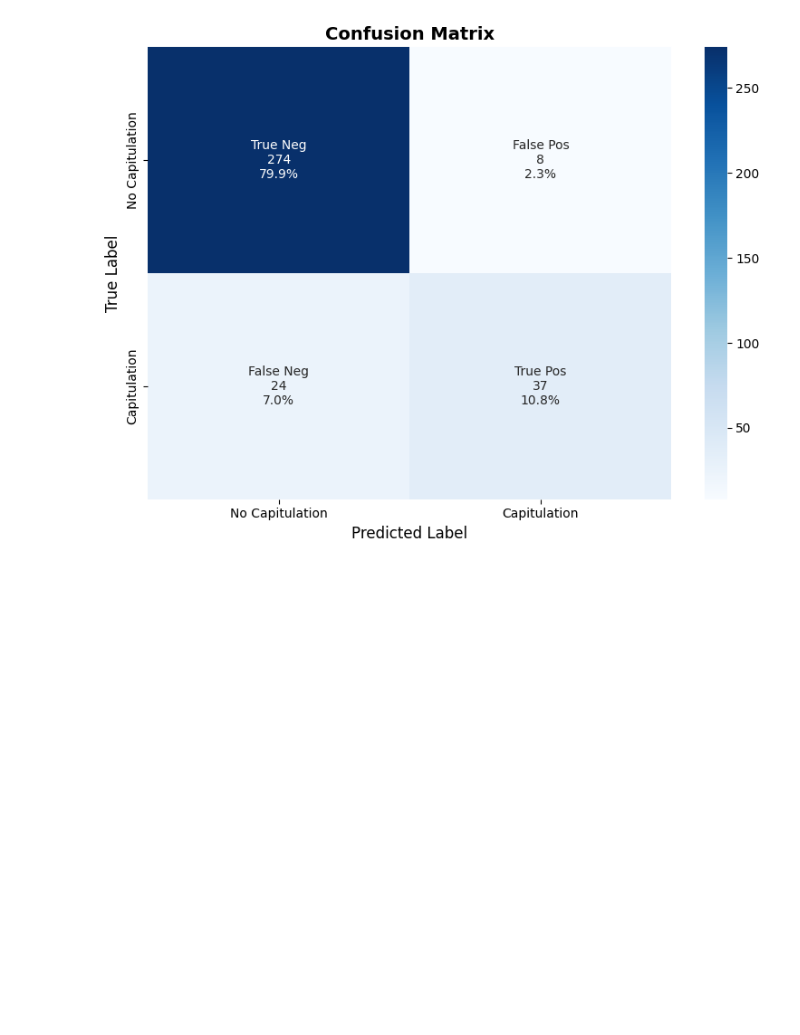
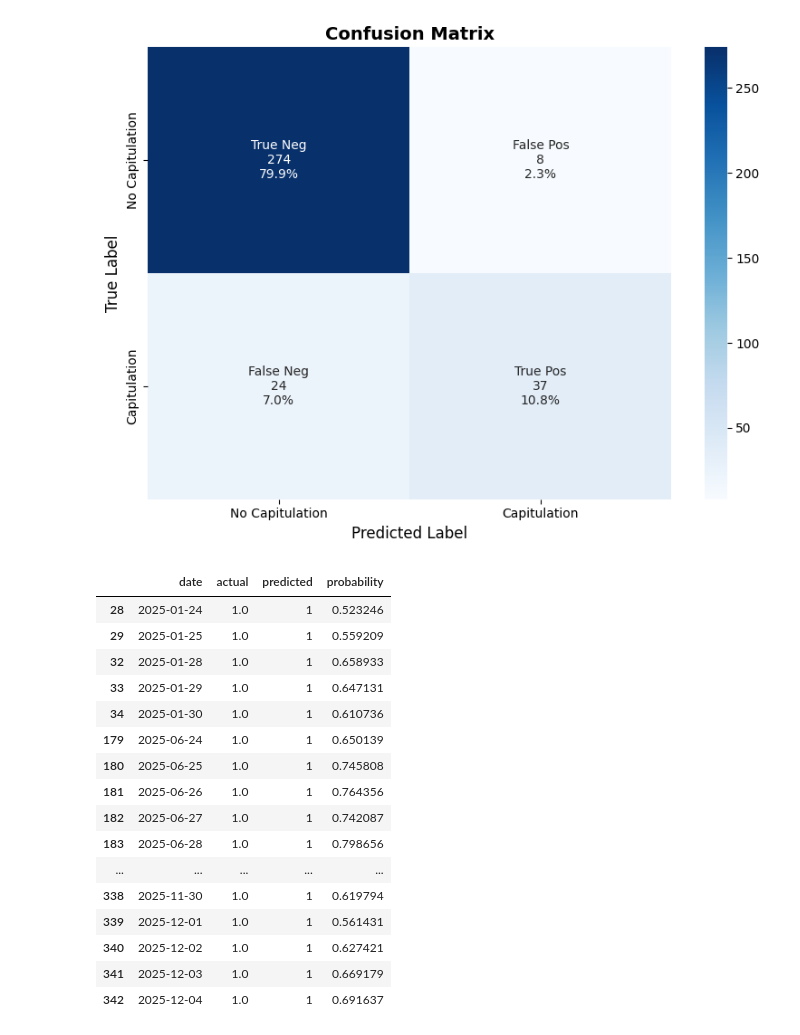
Before and after one commit to eduardocis/Bitcoin_Capitulation_NN_Predictor, a Jupyter notebook: code.ipynb, the cells around one changed output. Saved outputs shown, nothing was run; the diff lists cells and outputs as text; code cells hidden in the pictures; blank space fills up the shorter version.

Commit message:
looking at what days are predicted capitulation events

```diff
--- a/code.ipynb
+++ b/code.ipynb
@@ -597,3 +597,32 @@ plt.tight_layout()
 plt.show()
 # %% [output]
 [figure]
+# %%
+# show all successful capitulation predictions in test set
+test_start_idx = split + sequence_length  # account for sequence length offset
+test_dates = df.index[test_start_idx:test_start_idx + len(test_dataset)]
+test_results = pd.DataFrame({
+    'date': test_dates,
+    'actual': actuals,
+    'predicted': predictions,
+    'probability': probs
+})
+test_results[(test_results['actual'] == 1) & (test_results['predicted'] == 1)]
+# %% [output]
+|  | date | actual | predicted | probability |
+| 28 | 2025-01-24 | 1.0 | 1 | 0.523246 |
+| 29 | 2025-01-25 | 1.0 | 1 | 0.559209 |
+| 32 | 2025-01-28 | 1.0 | 1 | 0.658933 |
+| 33 | 2025-01-29 | 1.0 | 1 | 0.647131 |
+| 34 | 2025-01-30 | 1.0 | 1 | 0.610736 |
+| 179 | 2025-06-24 | 1.0 | 1 | 0.650139 |
+| 180 | 2025-06-25 | 1.0 | 1 | 0.745808 |
+| 181 | 2025-06-26 | 1.0 | 1 | 0.764356 |
+| 182 | 2025-06-27 | 1.0 | 1 | 0.742087 |
+| 183 | 2025-06-28 | 1.0 | 1 | 0.798656 |
+| ... | ... | ... | ... | ... |
+| 338 | 2025-11-30 | 1.0 | 1 | 0.619794 |
+| 339 | 2025-12-01 | 1.0 | 1 | 0.561431 |
+| 340 | 2025-12-02 | 1.0 | 1 | 0.627421 |
+| 341 | 2025-12-03 | 1.0 | 1 | 0.669179 |
+| 342 | 2025-12-04 | 1.0 | 1 | 0.691637 |
```
